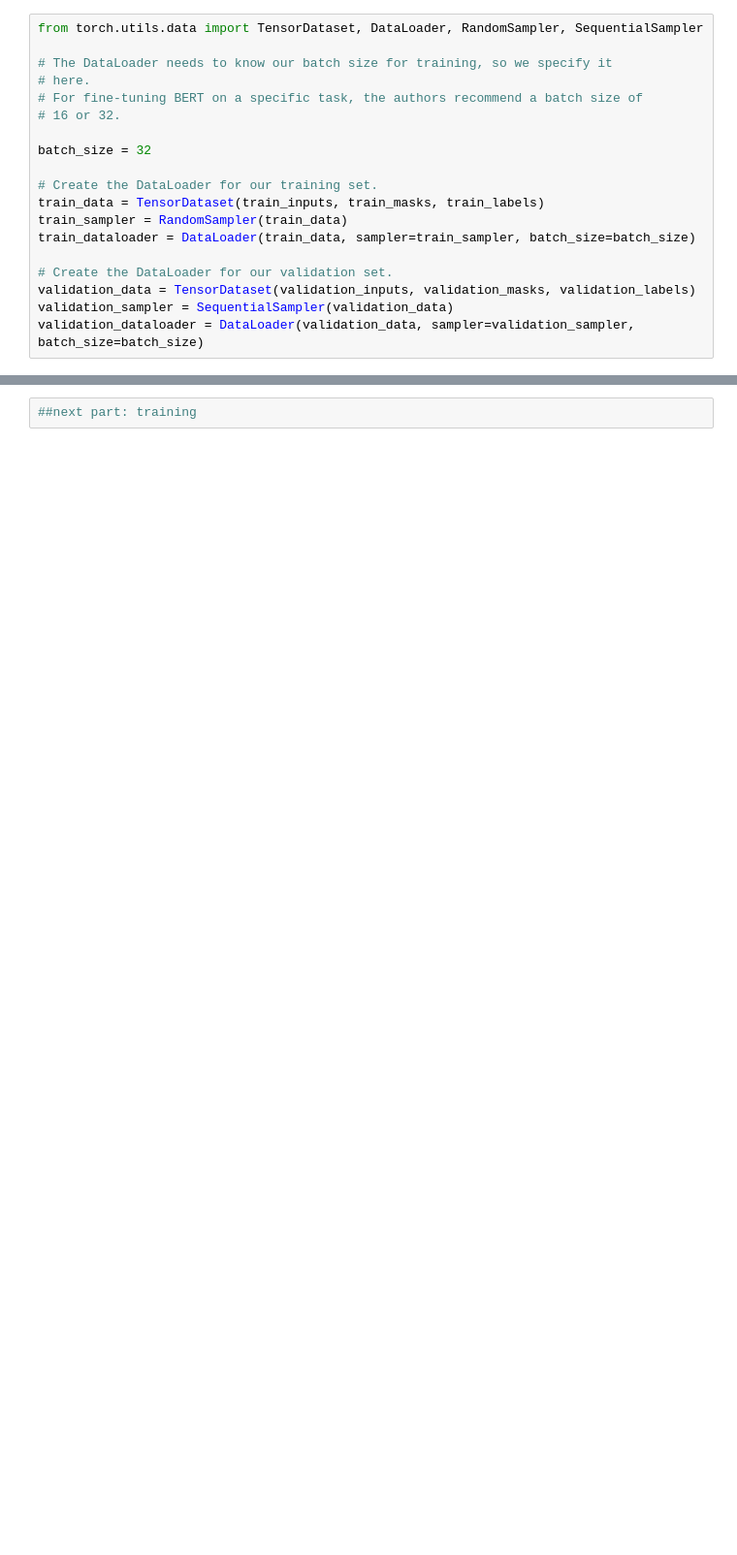
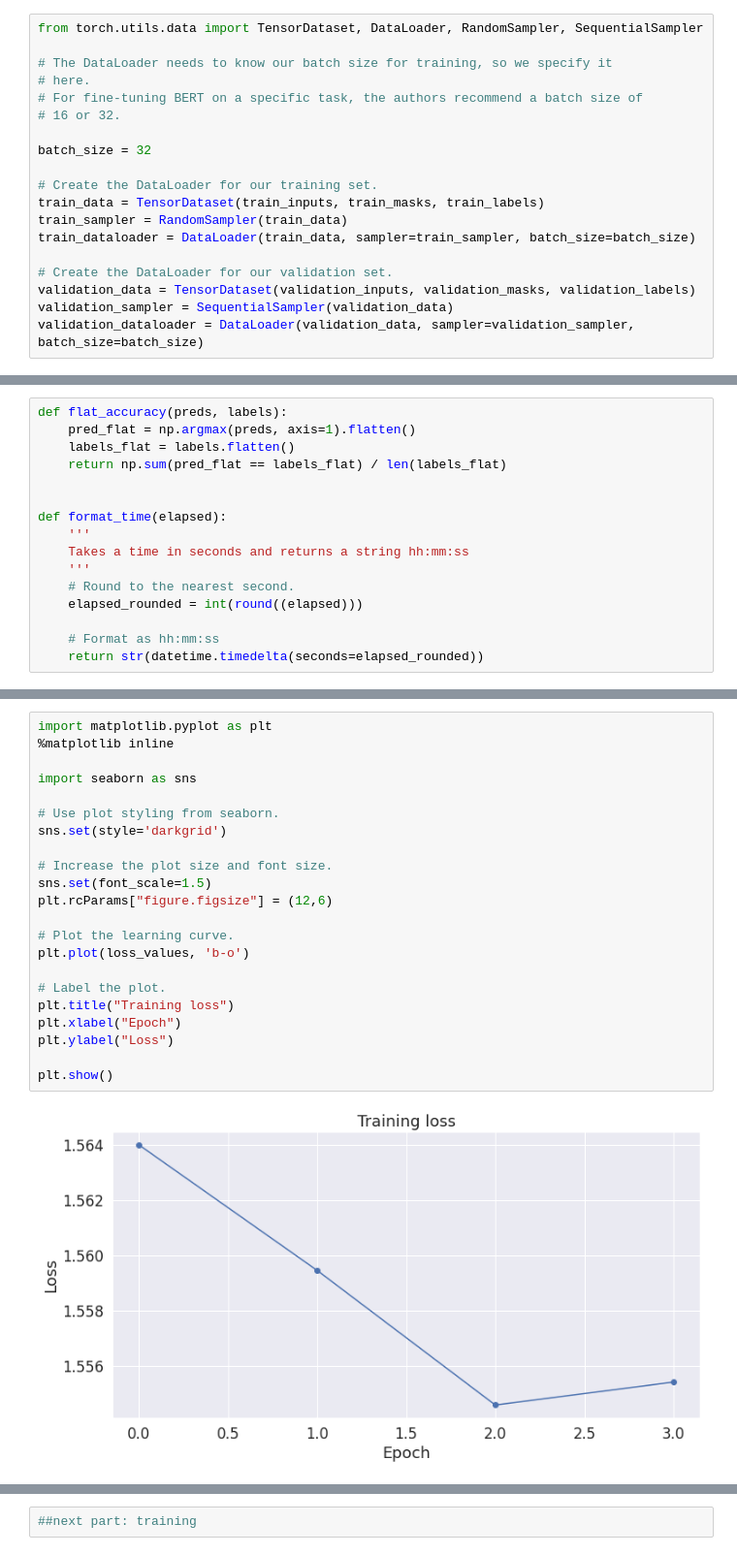
Before and after one commit to jianhui-ben/text_summarization, a Jupyter notebook: sentiment_analysis_using_BERT.ipynb, the cells around one changed output, grey strips where cells are left out. Shown at 97% size. Saved outputs shown, nothing was run; the diff lists cells and outputs as text; blank space fills up the shorter version.

```diff
--- a/sentiment_analysis_using_BERT.ipynb
+++ b/sentiment_analysis_using_BERT.ipynb
@@ -266,0 +275,16 @@ for i in range(10):
+# %%
+def flat_accuracy(preds, labels):
+    pred_flat = np.argmax(preds, axis=1).flatten()
+    labels_flat = labels.flatten()
+    return np.sum(pred_flat == labels_flat) / len(labels_flat)
+
+
+def format_time(elapsed):
+    '''
+    Takes a time in seconds and returns a string hh:mm:ss
+    '''
+    # Round to the nearest second.
+    elapsed_rounded = int(round((elapsed)))
+
+    # Format as hh:mm:ss
+    return str(datetime.timedelta(seconds=elapsed_rounded))
@@ -266,0 +489,24 @@ for i in range(10):
+# %%
+import matplotlib.pyplot as plt
+%matplotlib inline
+
+import seaborn as sns
+
+# Use plot styling from seaborn.
+sns.set(style='darkgrid')
+
+# Increase the plot size and font size.
+sns.set(font_scale=1.5)
+plt.rcParams["figure.figsize"] = (12,6)
+
+# Plot the learning curve.
+plt.plot(loss_values, 'b-o')
+
+# Label the plot.
+plt.title("Training loss")
+plt.xlabel("Epoch")
+plt.ylabel("Loss")
+
+plt.show()
+# %% [output]
+[figure, added]
```
Also changed, not shown: parts of 20 cells of this notebook.
